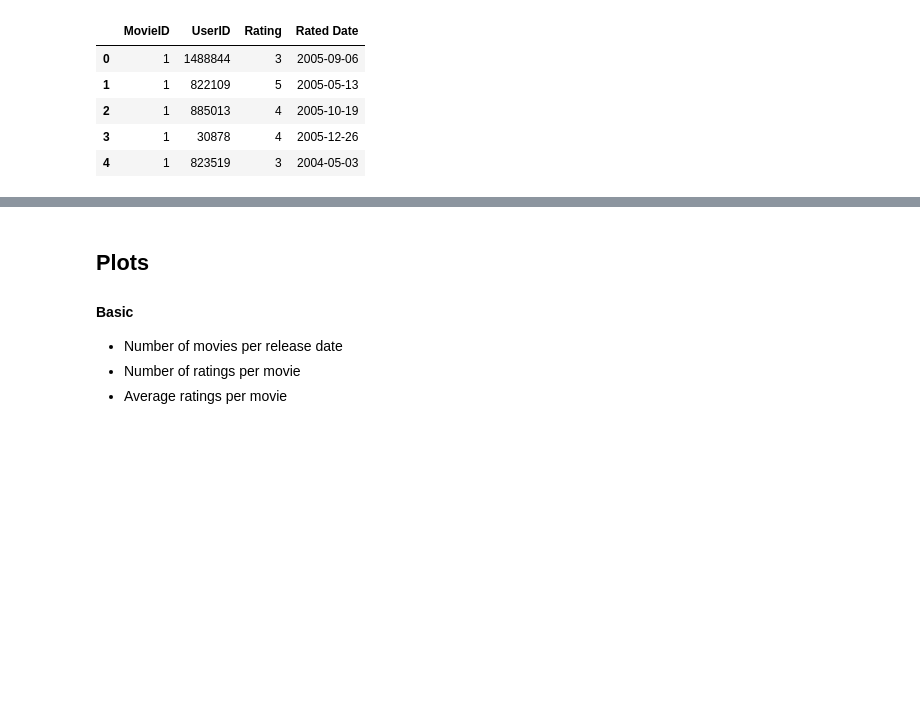
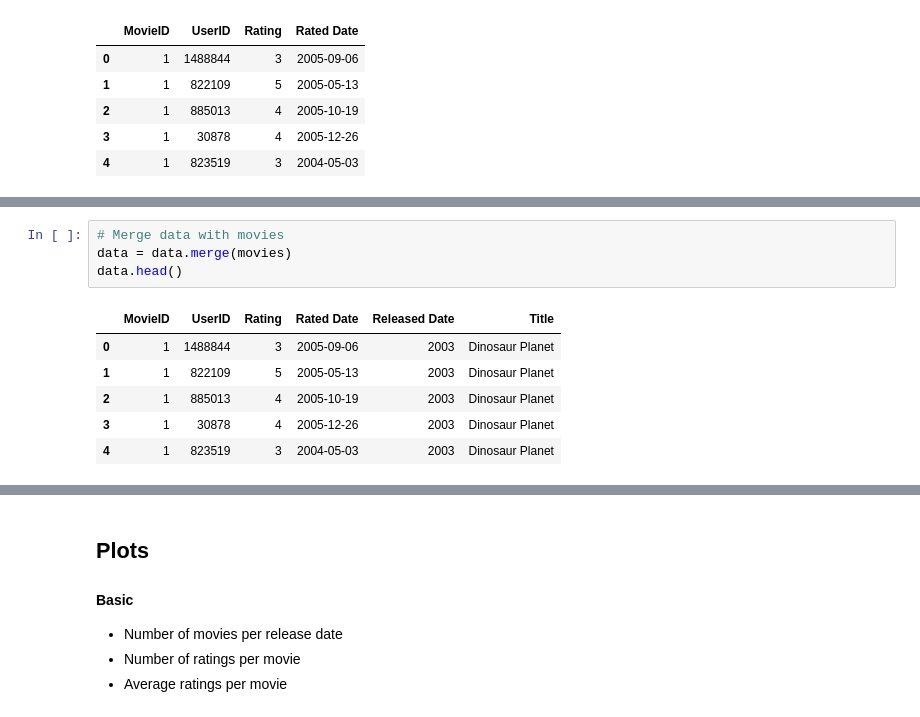
Before and after one commit to KaiMJ/netflix-recommendation, a Jupyter notebook: display.ipynb, the cells around one changed output, grey strips where cells are left out. Saved outputs shown, nothing was run; the diff lists cells and outputs as text; blank space fills up the shorter version.

```diff
--- a/display.ipynb
+++ b/display.ipynb
@@ -96,0 +113,11 @@ movies.shape
+# %%
+# Merge data with movies
+data = data.merge(movies)
+data.head()
+# %% [output]
+|  | MovieID | UserID | Rating | Rated Date | Released Date | Title |
+| 0 | 1 | 1488844 | 3 | 2005-09-06 | 2003 | Dinosaur Planet |
+| 1 | 1 | 822109 | 5 | 2005-05-13 | 2003 | Dinosaur Planet |
+| 2 | 1 | 885013 | 4 | 2005-10-19 | 2003 | Dinosaur Planet |
+| 3 | 1 | 30878 | 4 | 2005-12-26 | 2003 | Dinosaur Planet |
+| 4 | 1 | 823519 | 3 | 2004-05-03 | 2003 | Dinosaur Planet |
```
Also changed, not shown: parts of 27 cells of this notebook.
